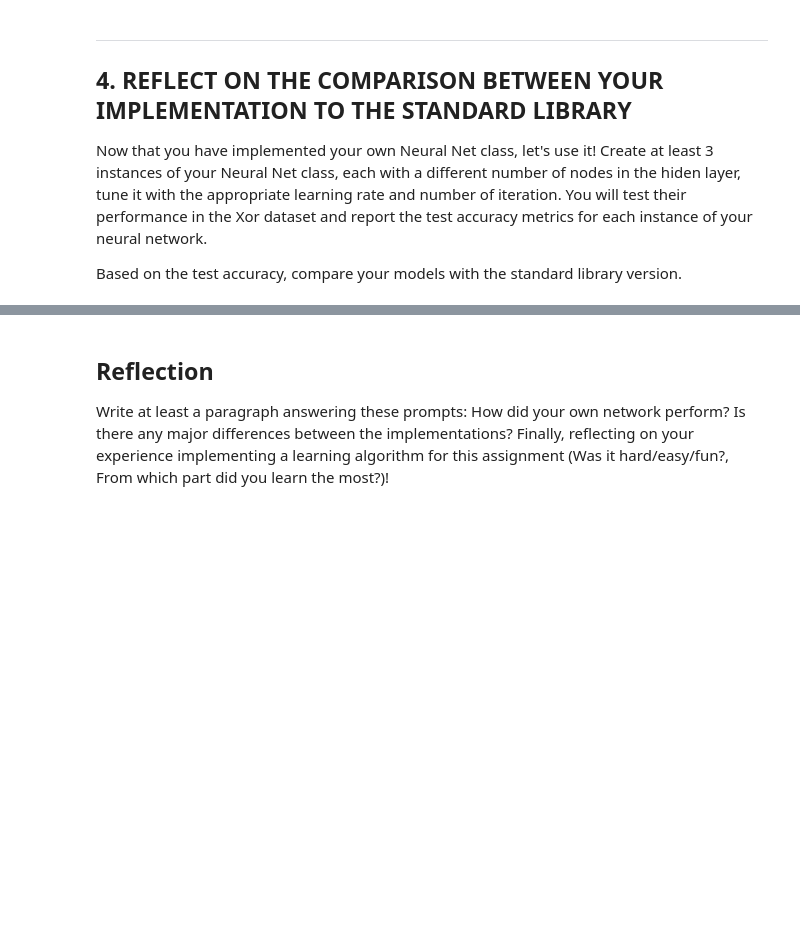
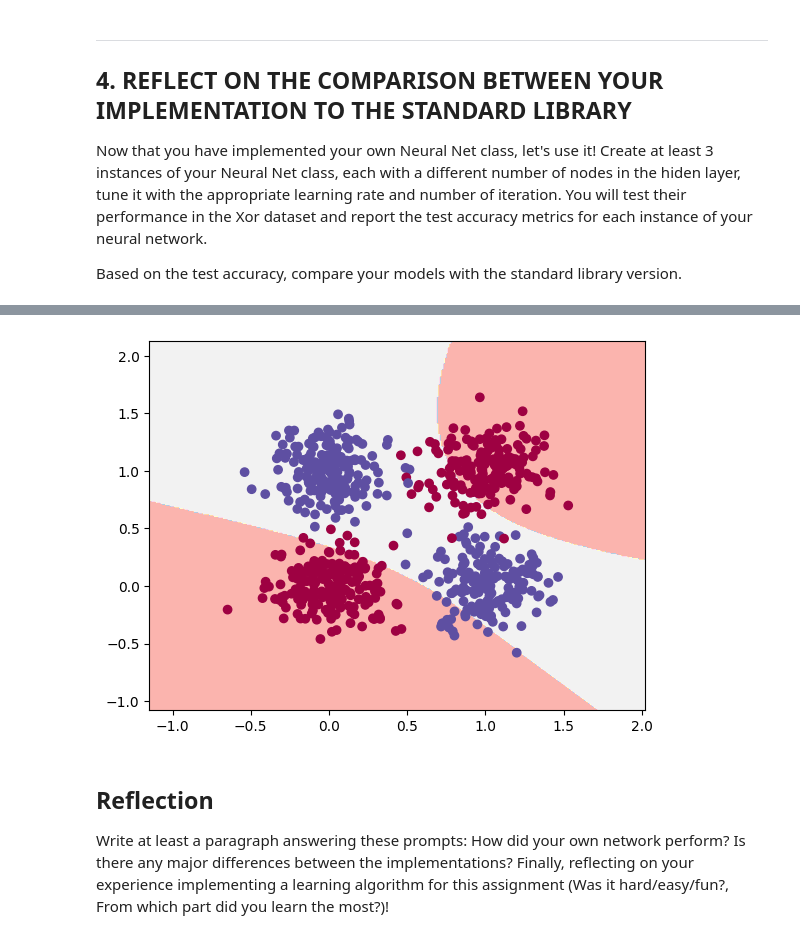
Before and after one commit to JackHalliwill/ML_Assignment4, a Jupyter notebook: jh8vn_assignment_4_ann.ipynb, the cells around one changed output, grey strips where cells are left out. Saved outputs shown, nothing was run; the diff lists cells and outputs as text; code cells hidden in the pictures; blank space fills up the shorter version.

```diff
--- a/jh8vn_assignment_4_ann.ipynb
+++ b/jh8vn_assignment_4_ann.ipynb
@@ -251,11 +297,11 @@ Now that you have implemented your own Neural Net class, let's use it! Create at
 Based on the test accuracy, compare your models with the standard library version.
 # %%
 # MODEL 1 here
-n0 = # input layer dimensionality
-n1 = # hidden layer dimensionality
-n2 = # output layer dimensionality
-alpha = # learning rate for gradient descent
-epochs = # number of iteration/epochs
+n0 = 2
+n1 = 4
+n2 = 2
+alpha = .01
+epochs = 1000
 
 # Build a model with 3 layers
 myModel1 = MyNeuralNet(n0, n1, n2, alpha);
@@ -264,3 +310,4 @@ print("Accuracy on the test set is ", myModel1.evaluate(X_test, y_test))
 
 # Plot the decision boundary
 myModel1.plot_decision_boundary(X_train, y_train)
+# %% [output]
@@ -267,3 +415,4 @@ myModel1.plot_decision_boundary(X_train, y_train)
+[figure, added]
 # %%
 # MODEL 2 here
 # %%
```
Also changed, not shown: parts of 5 cells of this notebook.
